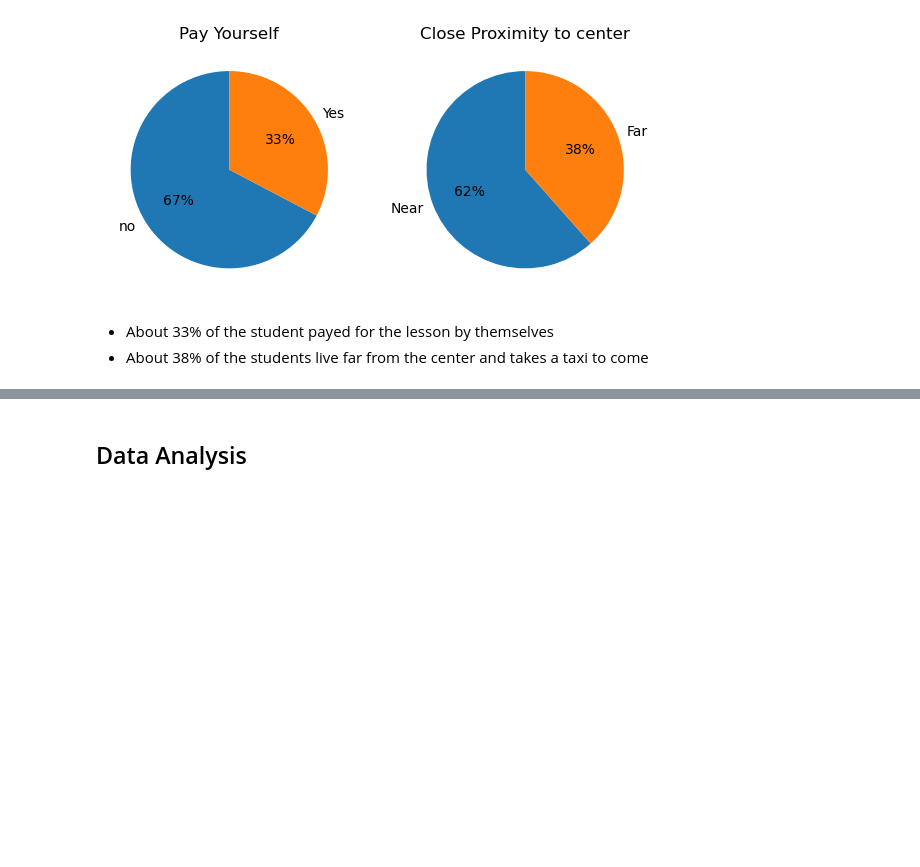
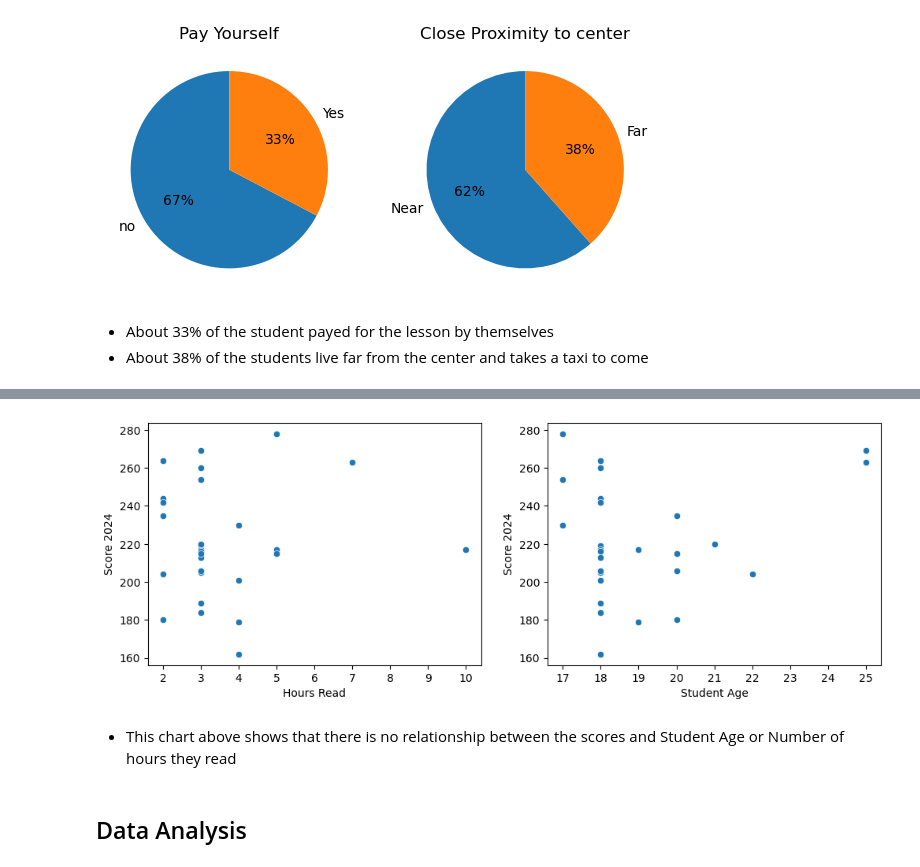
Before and after one commit to valezenwanne/Performance_of_UltraBrain_Students_in_2024_JAMB_Exam, a Jupyter notebook: Performance of Ultra-Brain Student in 2024 JAMB.ipynb, the cells around one changed output, grey strips where cells are left out. Drawn from its saved outputs; the diff is of its cells as text; code cells hidden in the pictures; blank space fills up the shorter version.

```diff
--- a/Performance of Ultra-Brain Student in 2024 JAMB.ipynb
+++ b/Performance of Ultra-Brain Student in 2024 JAMB.ipynb
@@ -707,3 +756,15 @@ plt.show()
+# %%
+#plot a box plot of the scores
+fig, ax = plt.subplots(1, 2, figsize=[12,4])
+
+sns.scatterplot(x=wrote_twice['Hours Read'], y=wrote_twice['Score 2024'], ax=ax[0])
+sns.scatterplot(x=wrote_twice['Student Age'], y=wrote_twice['Score 2024'], ax=ax[1])
+
+plt.show()
+# %% [output]
+[figure, added]
+# %% [markdown]
+- This chart above shows that there is no relationship between the scores and Student Age or Number of hours they read
 # %% [markdown]
 ## Data Analysis
 # %% [markdown]
```
Also changed, not shown: parts of 15 cells of this notebook.
